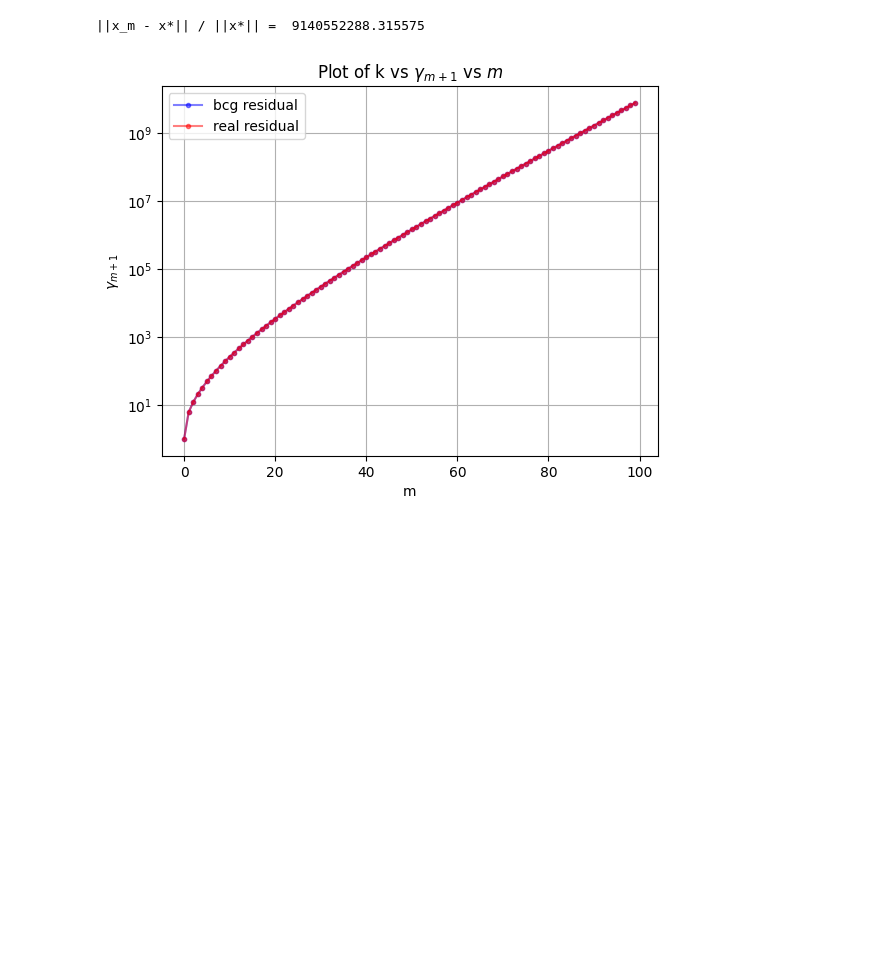
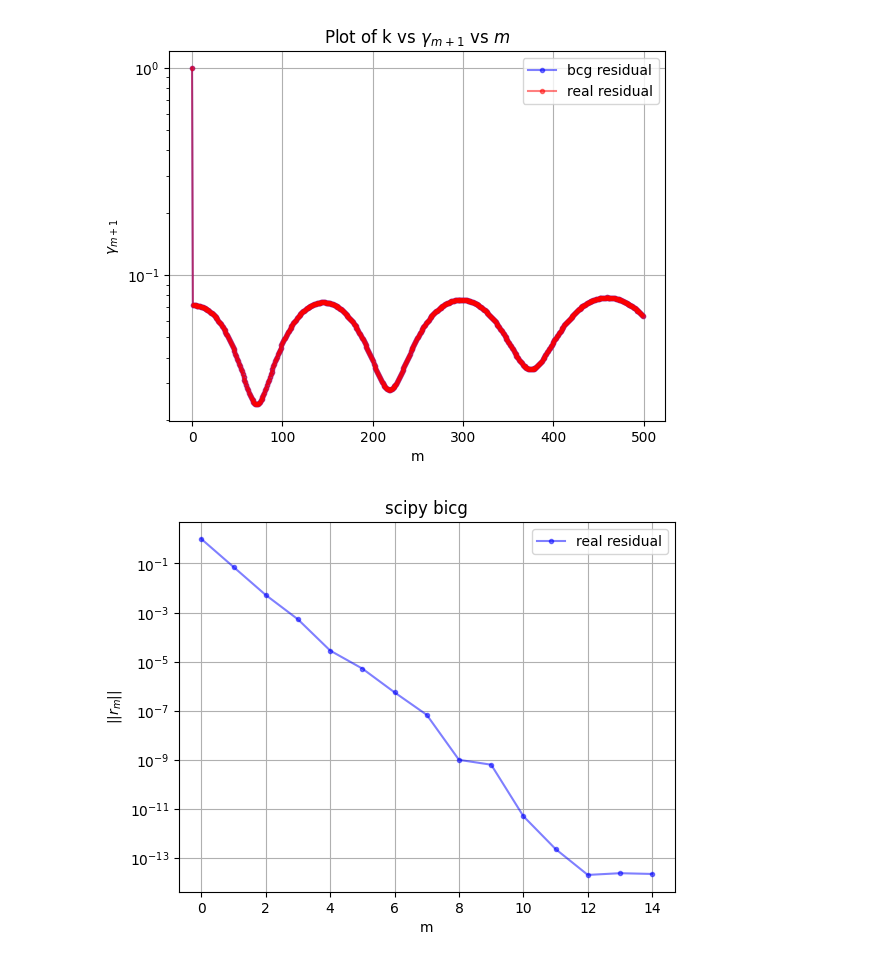
Before and after one commit to KozlovNA/bcg_and_qmr, a Jupyter notebook: bcg_and_qmr.ipynb, the cells around one changed output. Saved outputs shown, nothing was run; the diff lists cells and outputs as text; code cells hidden in the pictures; blank space fills up the shorter version.

```diff
--- a/bcg_and_qmr.ipynb
+++ b/bcg_and_qmr.ipynb
@@ -15,7 +15,7 @@ def matrix_with_singular_values(s, m, n):
     Sigma = np.zeros((m, n))
     np.fill_diagonal(Sigma, s_sorted)
 
-    A = U @ Sigma @ V.T
+    A = U @ Sigma @ U.T
     return A
 # %%
 import numpy as np
@@ -32,50 +32,83 @@ def bcg(A,x0,b, max_iter=10000,tol=1e-6):
     j_max = 0
     p_j = r_j
     p_c_j = r_c_j
-    for j in np.arange(0,N):
+
+    x_jp1 = 0
+    p_jp1 = 0
+    p_c_jp1 = 0
+    r_c_jp1 = 0
+    r_jp1 = 0
+
+
+    for j in np.arange(0,max_iter):
         # print("||r_j||/||r_0|| = ", np.linalg.norm(r_j)/np.linalg.norm(r0))
         residual_norms = np.append(residual_norms, np.linalg.norm(r_j)/np.linalg.norm(r0))
         real_residuals = np.append(real_residuals, np.linalg.norm(b - A@x_j) / np.linalg.norm(r0))
         j_max = j
         if (np.linalg.norm(r_j) / np.linalg.norm(r0) < tol):
             break
-        alpha_j = np.dot(r_j,r_c_j)/np.dot(A@p_j,p_c_j)
+        alpha_j = np.vdot(r_j,r_c_j)/np.vdot(A@p_j,p_c_j)
         x_jp1 = x_j + alpha_j*p_j
         r_jp1 = r_j - alpha_j*A@p_j
-        r_c_jp1 = r_c_j -  alpha_j*(A.conj())@p_c_j
-        beta_j = np.dot(r_jp1, r_c_jp1) / np.dot(r_j,r_c_j)
+        r_c_jp1 = r_c_j - alpha_j*(A.conj().transpose())@p_c_j
+        beta_j = np.vdot(r_jp1, r_c_jp1) / np.vdot(r_j,r_c_j)
         p_jp1 = r_j + beta_j*p_j
-        p_c_jp1 = r_c_j + beta_j*p_c_j
+        p_c_jp1 = r_c_j + np.conj(beta_j)*p_c_j
 
         x_j = x_jp1
         r_j = r_jp1
         r_c_j = r_c_jp1
         p_j = p_jp1
         p_c_j = p_c_jp1
 
-    print("||x_m - x*|| / ||x*|| = ", np.linalg.norm(x_j - np.linalg.solve(A,b)) / np.linalg.norm(np.linalg.solve(A,b)))
+    # print("||x_m - x*|| / ||x*|| = ", np.linalg.norm(x_j - np.linalg.solve(A,b)) / np.linalg.norm(np.linalg.solve(A,b)))
     plt.plot(np.arange(0, j_max+1), residual_norms, marker='o', markersize=3, linestyle='-', color='b', alpha=0.5, label='bcg residual')
     plt.plot(np.arange(0, j_max+1), real_residuals, marker='o', markersize=3, linestyle='-', color='r', alpha=0.5, label='real residual')
 
 
     plt.title(r'Plot of k vs $\gamma_{m+1}$ vs $m$')
     plt.xlabel('m')
     plt.ylabel(r'$\gamma_{m+1}$')
     plt.semilogy()
     plt.grid()
     plt.legend()
     plt.show()
 
 
+# N = 100
+# A = matrix_with_singular_values(np.random.uniform(90.0, 100.0, N), N,N) + np.random.uniform(-1,1,(N,N))
+# b = np.random.rand(N)
+# x0 = np.zeros(N)
+
+# bcg(A,x0,b)
+
 N = 100
-A = matrix_with_singular_values(np.random.uniform(90.0, 100.0, N), N,N)
+A = matrix_with_singular_values(np.random.uniform(90.0, 100.0, N), N,N) + np.random.uniform(-1,1,(N,N))
 b = np.random.rand(N)
 x0 = np.zeros(N)
 
-bcg(A,x0,b)
+bcg(A,b,x0,max_iter=500)
+
+import scipy.sparse.linalg as scp
+i = [0]
+residuals = np.zeros(10000)
+residuals[0] = 1.0
+r0_norm = np.linalg.norm(A@x0-b)
+def callback_qmr(x, i, r0_norm, residuals):
+    i[0] = i[0] + 1
+    residuals[i[0]]=np.linalg.norm(A@x-b)/r0_norm
+scp.bicg(A,b,x0,callback= lambda x: callback_qmr(x,i,r0_norm,residuals),tol=1e-15)
+plt.plot(np.arange(0, i[0]), residuals[:i[0]], marker='o', markersize=3, linestyle='-', color='b', alpha=0.5, label='real residual')
+plt.title(r'scipy bicg')
+plt.xlabel(r'm')
+plt.ylabel(r'$||r_m||$')
+plt.semilogy()
+plt.grid()
+plt.legend()
+plt.show()
 # %% [output]
-||x_m - x*|| / ||x*|| =  9140552288.315575
-[figure, old version]
+[figure, new version]
+[figure, added]
 # %%
 import numpy as np
 import matplotlib.pyplot as plt
```
Also changed, not shown: parts of 10 cells of this notebook.
